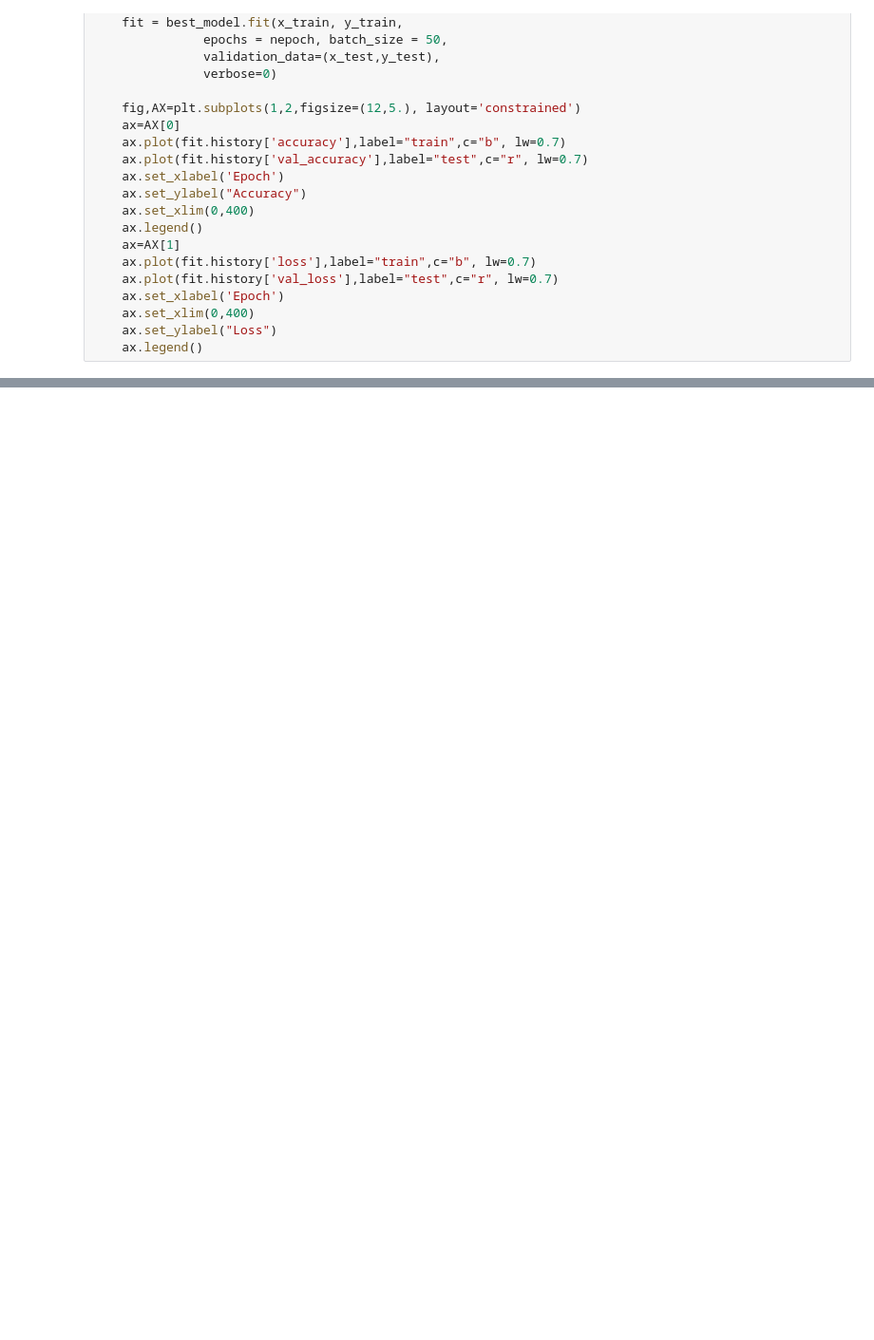
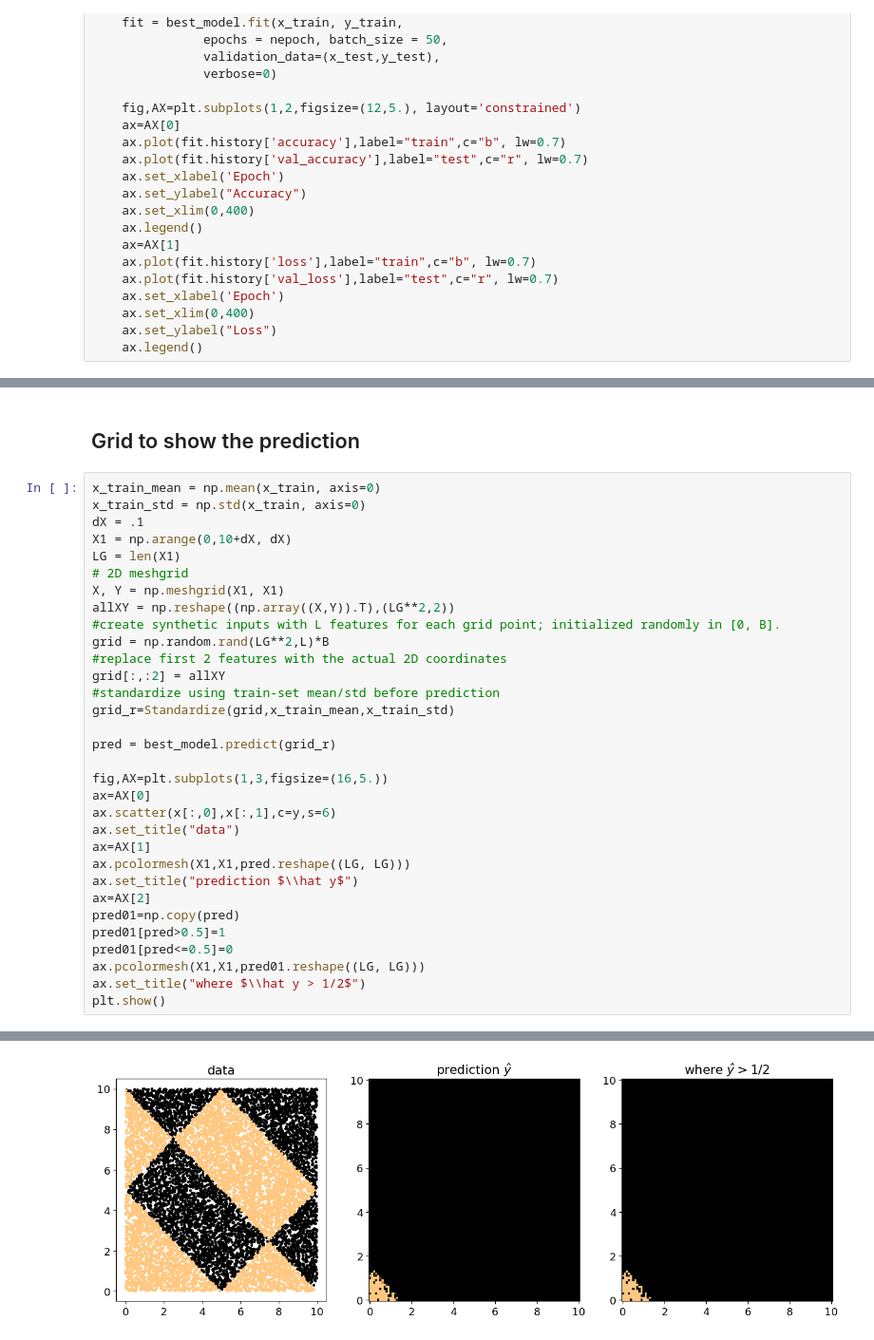
Before and after one commit to nicolomeneguzzo/LCP_B_exercise, a Jupyter notebook: ex1/Untitled.ipynb, the cells around one changed output, grey strips where cells are left out. Shown at 95% size. Saved outputs shown, nothing was run; the diff lists cells and outputs as text; blank space fills up the shorter version.

```diff
--- a/ex1/Untitled.ipynb
+++ b/ex1/Untitled.ipynb
@@ -248,0 +274,35 @@ KeyboardInterrupt:
+# %% [markdown]
+## Grid to show the prediction
+# %%
+x_train_mean = np.mean(x_train, axis=0)
+x_train_std = np.std(x_train, axis=0)
+dX = .1
+X1 = np.arange(0,10+dX, dX)
+LG = len(X1)
+# 2D meshgrid
+X, Y = np.meshgrid(X1, X1)
+allXY = np.reshape((np.array((X,Y)).T),(LG**2,2))
+#create synthetic inputs with L features for each grid point; initialized randomly in [0, B].
+grid = np.random.rand(LG**2,L)*B
+#replace first 2 features with the actual 2D coordinates
+grid[:,:2] = allXY
+#standardize using train-set mean/std before prediction
+grid_r=Standardize(grid,x_train_mean,x_train_std)
+
+pred = best_model.predict(grid_r)
+
+fig,AX=plt.subplots(1,3,figsize=(16,5.))
+ax=AX[0]
+ax.scatter(x[:,0],x[:,1],c=y,s=6)
+ax.set_title("data")
+ax=AX[1]
+ax.pcolormesh(X1,X1,pred.reshape((LG, LG)))
+ax.set_title("prediction $\\hat y$")
+ax=AX[2]
+pred01=np.copy(pred)
+pred01[pred>0.5]=1
+pred01[pred<=0.5]=0
+ax.pcolormesh(X1,X1,pred01.reshape((LG, LG)))
+ax.set_title("where $\\hat y > 1/2$")
+plt.show()
+# %% [output]
@@ -248,0 +310 @@ KeyboardInterrupt:
+[figure, added]
```
Also changed, not shown: parts of 21 cells of this notebook, 53 other files.
